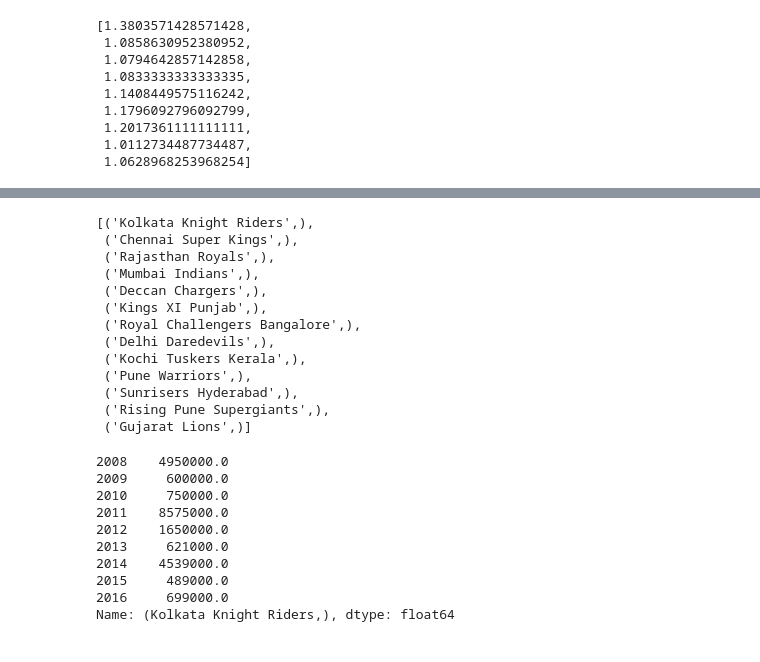
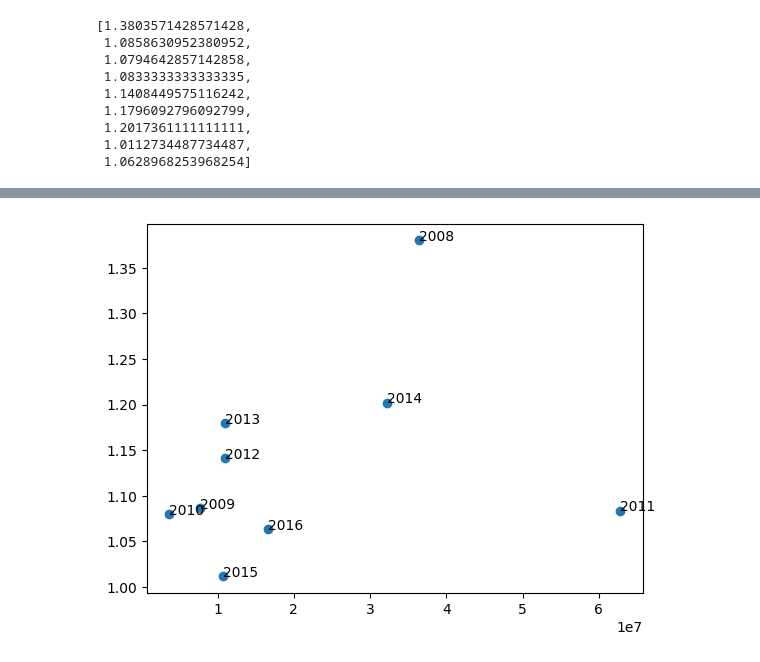
Before and after one commit to rkishorekumar-git/EDA-For-IPL, a Jupyter notebook: wpBids.ipynb, the cells around one changed output, grey strips where cells are left out. Cells and saved outputs as stored; diff of their text form; code cells hidden in the pictures.

```diff
--- a/wpBids.ipynb
+++ b/wpBids.ipynb
@@ -508,7 +291,7 @@ allTeamWLRatio
 # %%
 allTeamBidYear = []
 for i in range(len(years)):
-    allTeamBidYear.append(sum(totalBidPerYear16[years[i]].to_numpy()))
+    allTeamBidYear.append(sum(totalBidPerYear16[years[i]].to_numpy())/len(matches["Team1"].unique())
 
 allTeamBidYear
 # %% [output]
@@ -529,31 +307,11 @@ plt.plot(allTeamBidYear,allTeamWLRatio, 'o')#spending to win/ratio
-# %%
-list(totalBidPerYear16.index.values)
-# %% [output]
-[('Kolkata Knight Riders',),
- ('Chennai Super Kings',),
- ('Rajasthan Royals',),
- ('Mumbai Indians',),
- ('Deccan Chargers',),
- ('Kings XI Punjab',),
- ('Royal Challengers Bangalore',),
- ('Delhi Daredevils',),
- ('Kochi Tuskers Kerala',),
- ('Pune Warriors',),
- ('Sunrisers Hyderabad',),
- ('Rising Pune Supergiants',),
- ('Gujarat Lions',)]
-# %%
-totalBidPerYear16[years[:]].iloc[0]
-# %% [output]
-2008    4950000.0
-2009     600000.0
-2010     750000.0
-2011    8575000.0
-2012    1650000.0
-2013     621000.0
-2014    4539000.0
-2015     489000.0
-2016     699000.0
-Name: (Kolkata Knight Riders,), dtype: float64
+# %%
+# plt.plot(allTeamBidYear,allTeamWLRatio, '-')#spending to win/ratio
+
+fig, ax = plt.subplots()
+ax.scatter(allTeamBidYear, allTeamWLRatio)
+for i, txt in enumerate(years):
+    ax.annotate(txt, (allTeamBidYear[i], allTeamWLRatio[i]))
+# %% [output]
+[figure, added]
 # %%
 for ind, elem in enumerate(list(totalBidPerYear16.index.values)):
```
Also changed, not shown: parts of 53 cells of this notebook, 3 other files.
